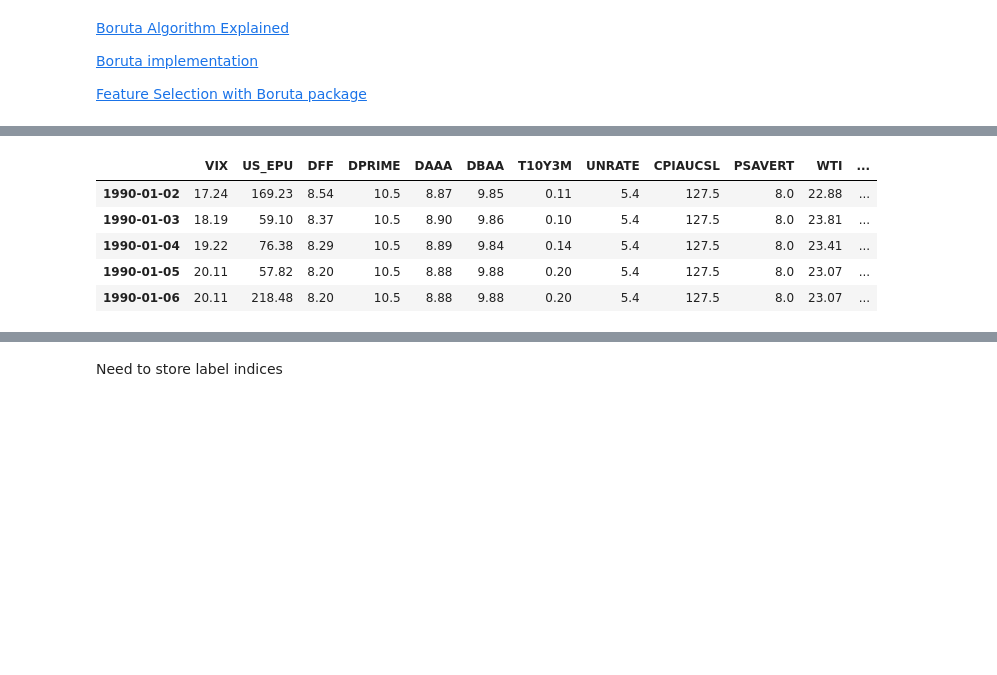
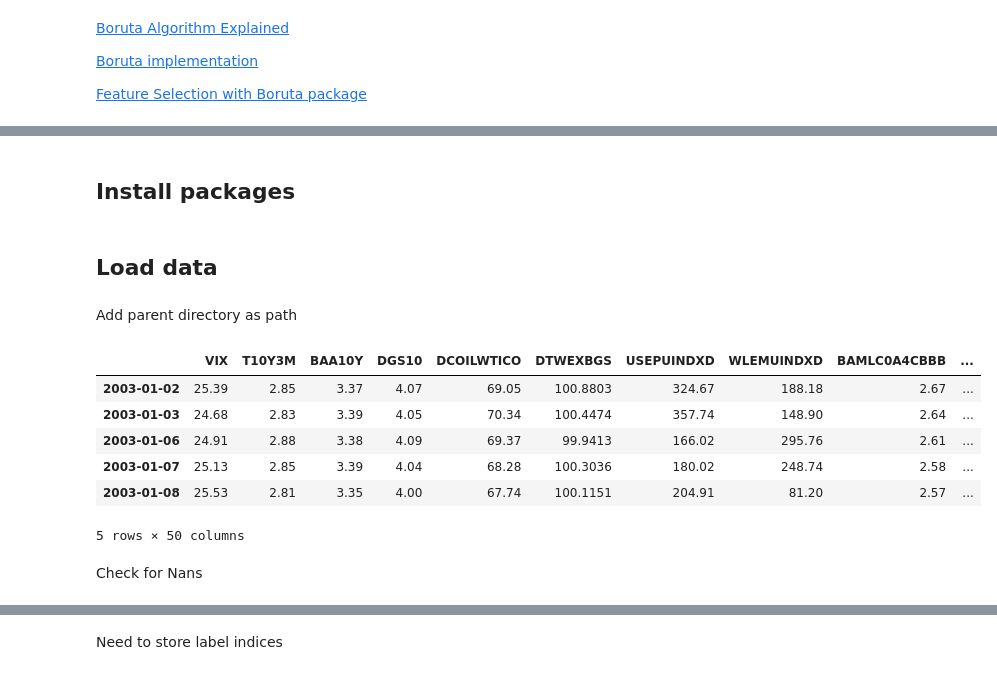
Before and after one commit to haakoris/Master, a Jupyter notebook: feature_selection/feature_selection.ipynb, the cells around one changed output, grey strips where cells are left out. Drawn from its saved outputs; the diff is of its cells as text; code cells hidden in the pictures; blank space fills up the shorter version.

Commit message:
Added data_reader notebook, datasets, and updated features selection to include runs of Boruta and Elastic Net

```diff
--- a/feature_selection/feature_selection.ipynb
+++ b/feature_selection/feature_selection.ipynb
@@ -7,3 +10,5 @@
+# %% [markdown]
+## Install packages
 # %%
 import numpy as np
 import pandas as pd
@@ -12 +17,5 @@ sys.path.insert(0, '/Users/eliassovikgunnarsson/Master/windowing_and_cv')
 from window_generator import WindowGenerator
+# %% [markdown]
+## Load data
+# %% [markdown]
+Add parent directory as path
@@ -13,10 +24,13 @@ from window_generator import WindowGenerator
 # %%
-df = pd.read_csv('features.csv', index_col=0)
-df.head()
+raw_df = pd.read_csv("../data/dataset.csv", index_col=0, parse_dates=[0])
+raw_df.head()
 # %% [output]
-|  | VIX | US_EPU | DFF | DPRIME | DAAA | DBAA | T10Y3M | UNRATE | CPIAUCSL | PSAVERT | WTI | ... |
-| 1990-01-02 | 17.24 | 169.23 | 8.54 | 10.5 | 8.87 | 9.85 | 0.11 | 5.4 | 127.5 | 8.0 | 22.88 | ... |
-| 1990-01-03 | 18.19 | 59.10 | 8.37 | 10.5 | 8.90 | 9.86 | 0.10 | 5.4 | 127.5 | 8.0 | 23.81 | ... |
-| 1990-01-04 | 19.22 | 76.38 | 8.29 | 10.5 | 8.89 | 9.84 | 0.14 | 5.4 | 127.5 | 8.0 | 23.41 | ... |
-| 1990-01-05 | 20.11 | 57.82 | 8.20 | 10.5 | 8.88 | 9.88 | 0.20 | 5.4 | 127.5 | 8.0 | 23.07 | ... |
-| 1990-01-06 | 20.11 | 218.48 | 8.20 | 10.5 | 8.88 | 9.88 | 0.20 | 5.4 | 127.5 | 8.0 | 23.07 | ... |
+|  | VIX | T10Y3M | BAA10Y | DGS10 | DCOILWTICO | DTWEXBGS | USEPUINDXD | WLEMUINDXD | BAMLC0A4CBBB | ... |
+| 2003-01-02 | 25.39 | 2.85 | 3.37 | 4.07 | 69.05 | 100.8803 | 324.67 | 188.18 | 2.67 | ... |
+| 2003-01-03 | 24.68 | 2.83 | 3.39 | 4.05 | 70.34 | 100.4474 | 357.74 | 148.90 | 2.64 | ... |
+| 2003-01-06 | 24.91 | 2.88 | 3.38 | 4.09 | 69.37 | 99.9413 | 166.02 | 295.76 | 2.61 | ... |
+| 2003-01-07 | 25.13 | 2.85 | 3.39 | 4.04 | 68.28 | 100.3036 | 180.02 | 248.74 | 2.58 | ... |
+| 2003-01-08 | 25.53 | 2.81 | 3.35 | 4.00 | 67.74 | 100.1151 | 204.91 | 81.20 | 2.57 | ... |
+5 rows × 50 columns
+# %% [markdown]
+Check for Nans
```
Also changed, not shown: parts of 85 cells of this notebook, 4 other files.
